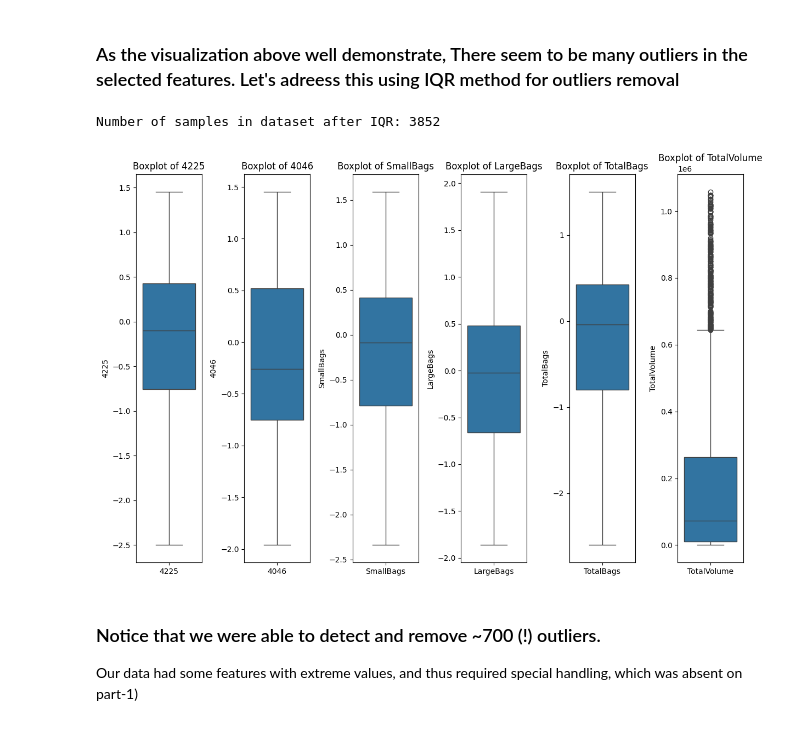
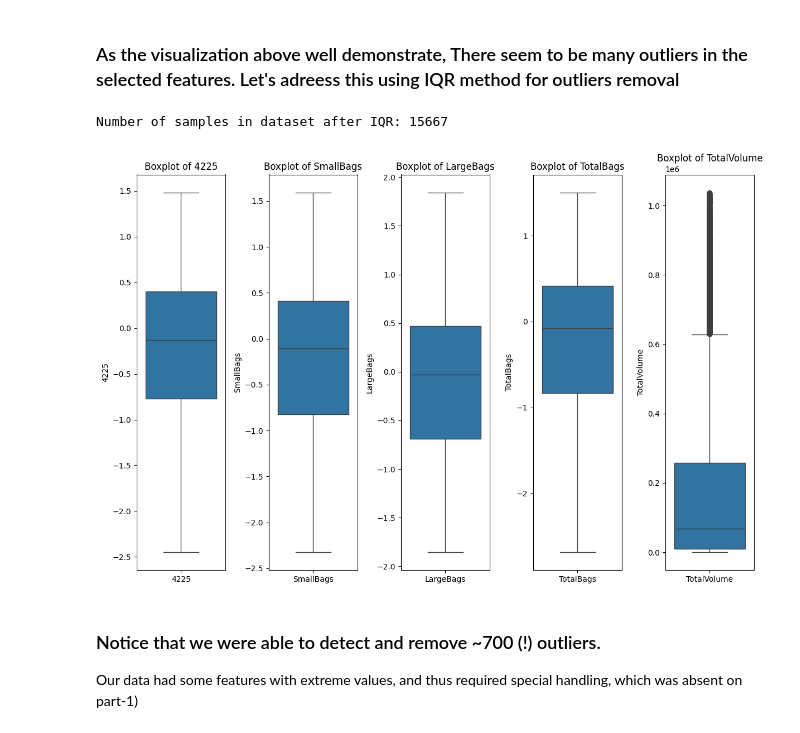
Before and after one commit to ItamarBerger/TabularDS, a Jupyter notebook: TDS_part2.ipynb, the cells around one changed output. Drawn from its saved outputs; the diff is of its cells as text; code cells hidden in the pictures.

```diff
--- a/TDS_part2.ipynb
+++ b/TDS_part2.ipynb
@@ -75,11 +75,11 @@ dtype: int64
 # %%
 from sklearn.model_selection import train_test_split
 from sklearn.preprocessing import LabelEncoder
-dtf['type'] = dtf['type'].map({'organic': 1, 'conventional': 0})
+dtf['type'] = dtf['type'].astype('category')
 le = LabelEncoder()
 
 # Apply label encoding to the 'region' column
-dtf['region'] = le.fit_transform(dtf['region'])
+dtf['region'] = dtf['region'].astype('category')
 # %% [markdown]
 ## Let's transform the Date feature into its core logical components (year, month, week)
 # %%
@@ -88,8 +88,6 @@ dtf['Date'] = pd.to_datetime(dtf['Date'])
 dtf['month'] = dtf['Date'].dt.month
 dtf['year'] = dtf['Date'].dt.year
 dtf['week'] = dtf['Date'].dt.isocalendar().week
-dtf['Average4WeeksPrice'] = dtf.apply(lambda row: row['AveragePrice'] if row['week'] % 4 == 0 else np.nan, axis=1)
-dtf.dropna(axis=0, how='any', inplace=True)
 dtf = dtf.drop('Date', axis=1)
 
 dtf.head()
@@ -188,7 +186,7 @@ def box_cox_transform(dtf, column):
     # The result is a 2D array, so return it as a pandas Series for easier handling
     return pd.Series(transformed.flatten(), index=dtf.index, name=column)
 
-hardcoded_columns = ['4770', '4225', '4046', 'SmallBags', 'LargeBags', 'TotalBags', 'XLargeBags']
+hardcoded_columns = ['4770', '4225', '4046', 'SmallBags', 'LargeBags', 'TotalBags']
 for col in hardcoded_columns:
   dtf[col] = box_cox_transform(dtf, col)
 
@@ -267,24 +233,24 @@ Number of samples in dataset before IQR: 4535
 # %% [markdown]
 ### As the visualization above well demonstrate, There seem to be many outliers in the selected features. Let's adreess this using IQR method for outliers removal
 # %%
-hardcoded_columns = [ '4225', '4046', 'SmallBags', 'LargeBags', 'TotalBags', 'TotalVolume']
+hardcoded_columns = [ '4225', 'SmallBags', 'LargeBags', 'TotalBags', 'TotalVolume']
 
 
 
 for nc in hardcoded_columns:
 
     iqr = dtf[nc].quantile(0.75) - dtf[nc].quantile(0.25)
     lo_bound = dtf[nc].quantile(0.25) - 1.5*iqr
     hi_bound = dtf[nc].quantile(0.75) + 1.5*iqr
 
     dtf = dtf[(dtf[nc] >= lo_bound) & (dtf[nc] <= hi_bound)]
 
 
 print('Number of samples in dataset after IQR: {}'.format(len(dtf)))
 plot_boxplots(dtf[hardcoded_columns])
 # %% [output]
-Number of samples in dataset after IQR: 3852
+Number of samples in dataset after IQR: 15667
-[figure, old version]
+[figure, new version]
 # %% [markdown]
 ### Notice that we were able to detect and remove ~700 (!) outliers.
 Our data had some features with extreme values, and thus required special handling, which was absent on part-1)
```
Also changed, not shown: parts of 12 cells of this notebook.
